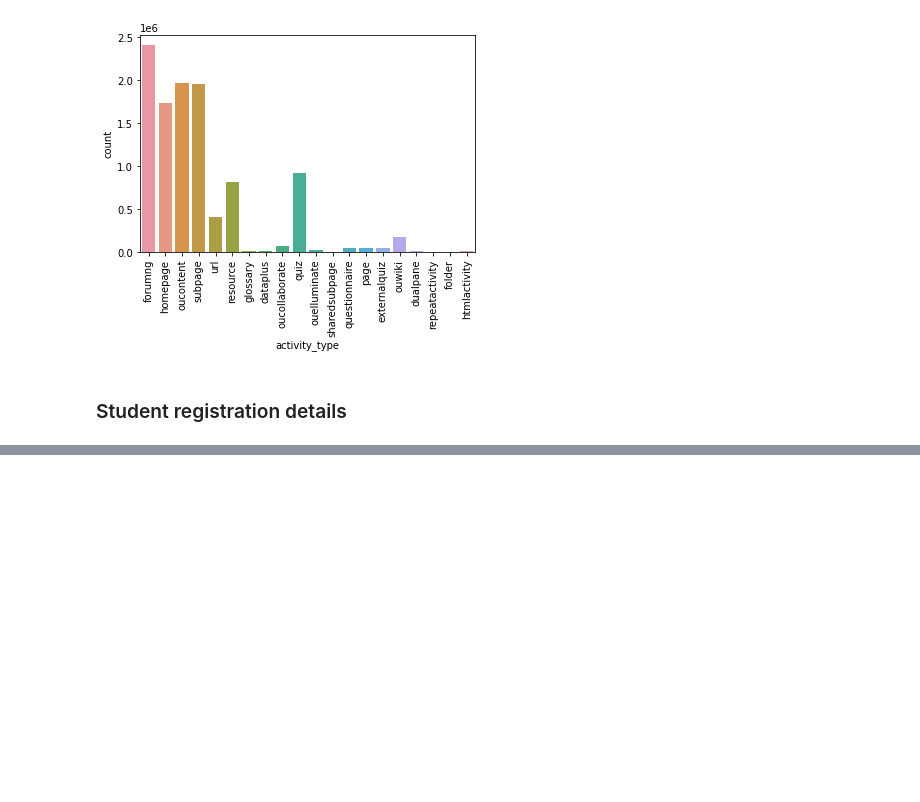
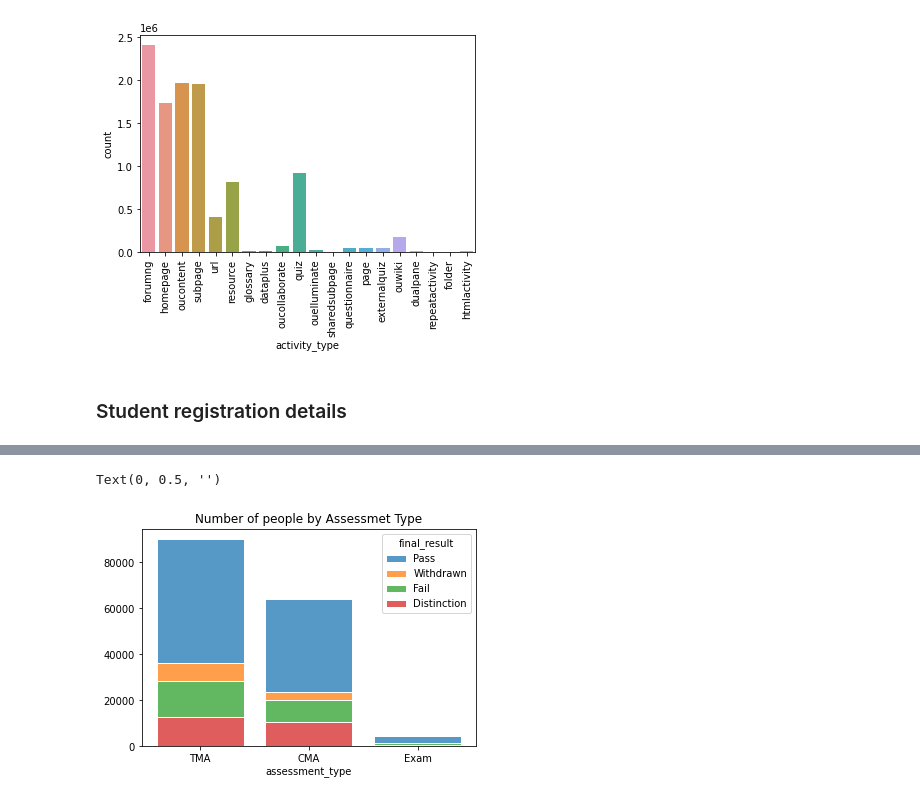
Before and after one commit to csprusty/csprusty, a Jupyter notebook: CSC8633_EDA.ipynb, the cells around one changed output, grey strips where cells are left out. Saved outputs shown, nothing was run; the diff lists cells and outputs as text; code cells hidden in the pictures; blank space fills up the shorter version.

Commit message:
added source code for analysis based on disability

```diff
--- a/CSC8633_EDA.ipynb
+++ b/CSC8633_EDA.ipynb
@@ -117,0 +91,5 @@ studentInterest_df.unregistered.hist();
+# %%
+# Merging above merged file with student information
+reg_course_Info_merge = pd.merge(reg_course_merge, df_si, on=['code_module', 'code_presentation', 'id_student'], how='inner')
+
+reg_course_Info_merge
@@ -117,0 +123,6 @@ studentInterest_df.unregistered.hist();
+# %%
+# merging using inner join
+df_final = pd.merge(reg_course_Info_merge, df_assess_merge, on=['code_module', 'code_presentation', 'id_student'], how='inner')
+
+# Displaying
+df_final.head()
@@ -117,0 +137,17 @@ studentInterest_df.unregistered.hist();
+# %%
+ax = sns.histplot(
+    df_final[(df_final['disability'] == 'N')],
+    x='assessment_type',
+    hue='final_result',
+    multiple='stack',
+    edgecolor='white',
+    # Shrink the bars a bit so they don't touch.
+    shrink=0.8
+)
+
+ax.set_title('Number of people by Assessmet Type')
+# Remove 'Count' ylabel.
+ax.set_ylabel(None)
+# %% [output]
+Text(0, 0.5, '')
+[figure, added]
```
Also changed, not shown: parts of 11 cells of this notebook.
